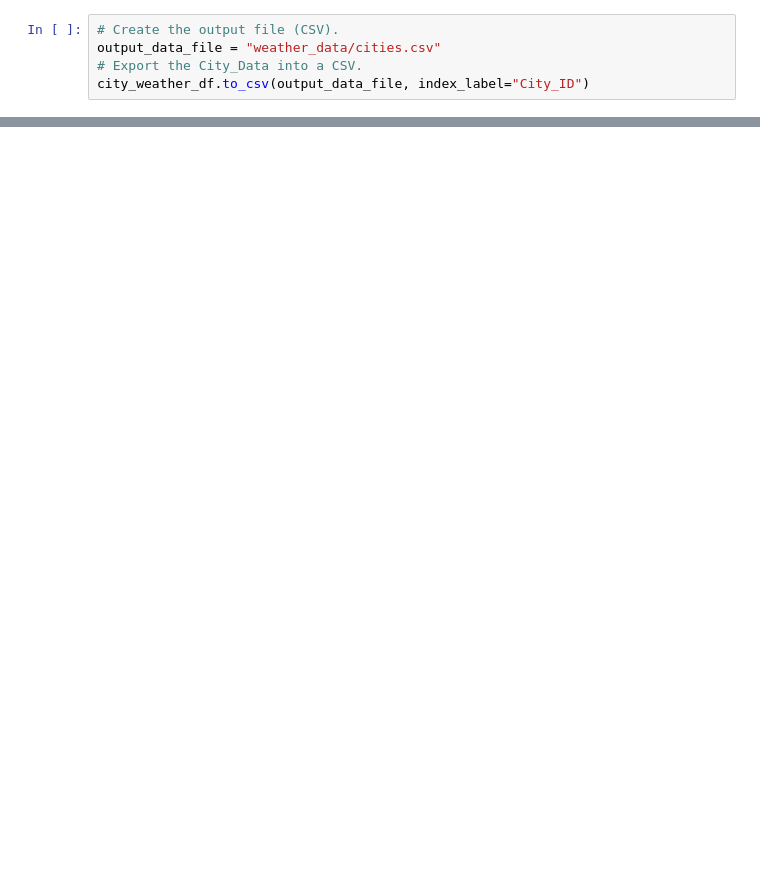
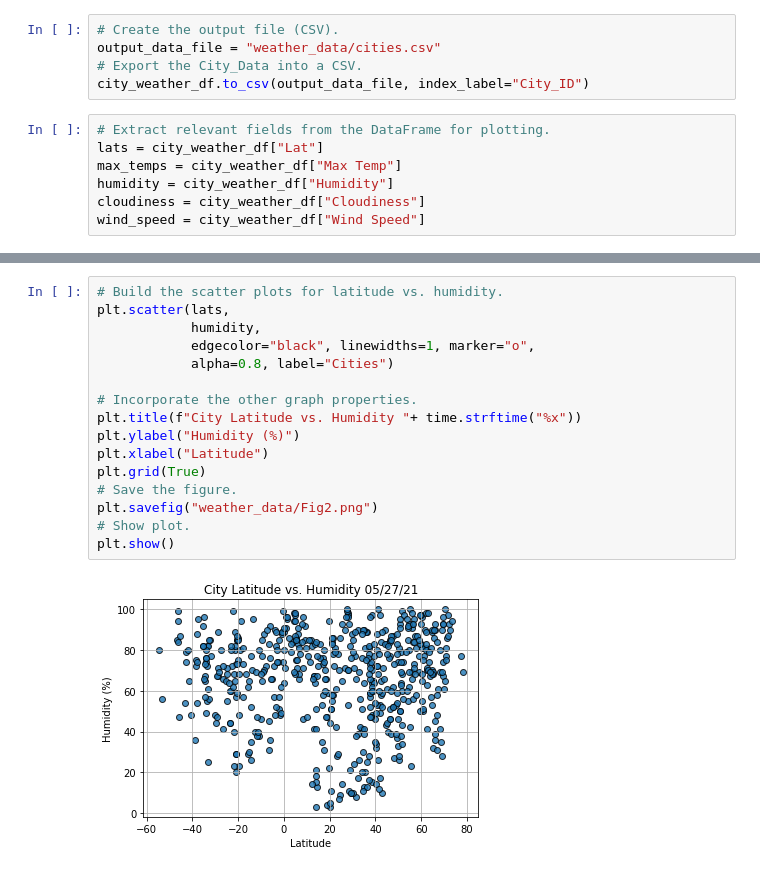
Before and after one commit to Pooja-boot-git/World_Weather_Analysis, a Jupyter notebook: WeatherPy.ipynb, the cells around one changed output, grey strips where cells are left out. Drawn from its saved outputs; the diff is of its cells as text; blank space fills up the shorter version.

Commit message:
scatter plots added

```diff
--- a/WeatherPy.ipynb
+++ b/WeatherPy.ipynb
@@ -145,3 +142,10 @@ city_weather_df.head()
 output_data_file = "weather_data/cities.csv"
 # Export the City_Data into a CSV.
 city_weather_df.to_csv(output_data_file, index_label="City_ID")
+# %%
+# Extract relevant fields from the DataFrame for plotting.
+lats = city_weather_df["Lat"]
+max_temps = city_weather_df["Max Temp"]
+humidity = city_weather_df["Humidity"]
+cloudiness = city_weather_df["Cloudiness"]
+wind_speed = city_weather_df["Wind Speed"]
@@ -147,0 +172,18 @@ city_weather_df.to_csv(output_data_file, index_label="City_ID")
+# %%
+# Build the scatter plots for latitude vs. humidity.
+plt.scatter(lats,
+            humidity,
+            edgecolor="black", linewidths=1, marker="o",
+            alpha=0.8, label="Cities")
+
+# Incorporate the other graph properties.
+plt.title(f"City Latitude vs. Humidity "+ time.strftime("%x"))
+plt.ylabel("Humidity (%)")
+plt.xlabel("Latitude")
+plt.grid(True)
+# Save the figure.
+plt.savefig("weather_data/Fig2.png")
+# Show plot.
+plt.show()
+# %% [output]
+[figure, added]
```
Also changed, not shown: parts of 9 cells of this notebook.
